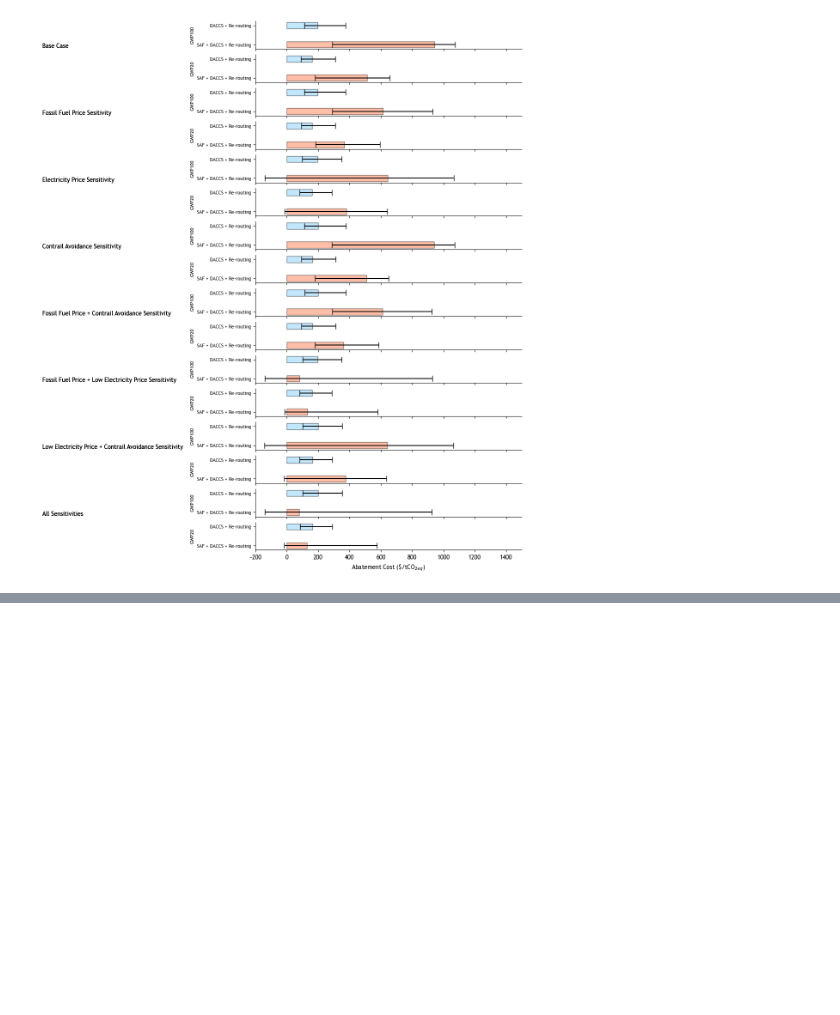
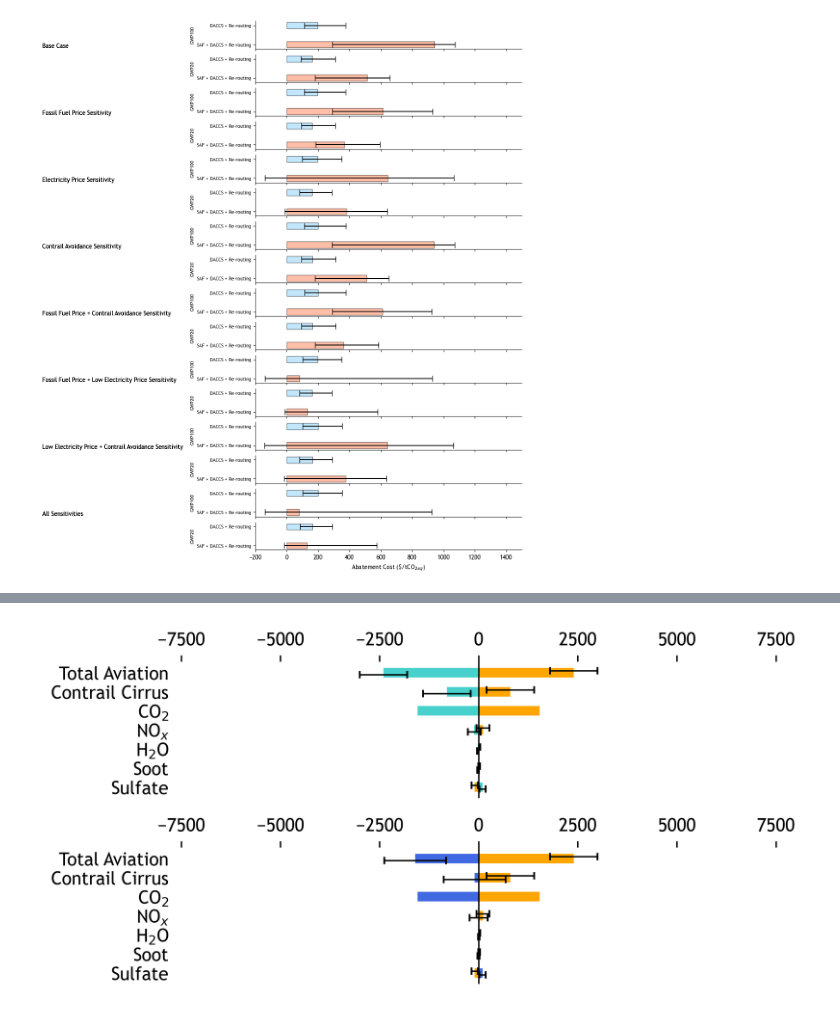
Before and after one commit to kfdsievert/DACCSvDACCU, a Jupyter notebook: code/plots.ipynb, the cells around one changed output, grey strips where cells are left out. Cells and saved outputs as stored; diff of their text form; code cells hidden in the pictures; blank space fills up the shorter version.

```diff
--- a/code/plots.ipynb
+++ b/code/plots.ipynb
@@ -848,0 +842,10 @@ plt.show()
+# %%
+gwp_star_emissions = pd.read_csv(os.path.join(notebook_dir, f"{root}/outputs/{folder_name}/gwp_star.csv"))
+# %%
+gwp_star_emissions = gwp_star_emissions.rename(columns={"Unnamed: 0": "Route"})
+gwp_star_emissions = gwp_star_emissions.set_index("Route")
+# %%
+
+gwp_star_emissions = gwp_star_emissions.apply(lambda x: x.astype(str).apply(lambda y: ufloat_fromstr(y)))
+# %%
+gwp_star_emissions.rename(columns = {"SO2":"Sulfate", "BC" : "Soot", "Contrail Cirrus and C-C" : "Contrail Cirrus"}, inplace = True)
@@ -848,0 +863,64 @@ plt.show()
+# %%
+fig, axs = plt.subplots(2, 1, figsize=(6, 3), sharex=False, dpi=600)
+for ax in axs:
+    ax.set_xlim(-7500, 7500)
+    ax.set_xticks(range(-7500, 7501, 2500))  # Set ticks at every 2,500 units
+
+bar_width = 0.5
+color_daccs_emissions = "mediumturquoise"  # Corrected spelling
+color_saf_emissions = "royalblue"
+color_gwp_star_emissions = "orange"
+labels = {"Total": "Total Aviation", "Contrail Cirrus": "Contrail Cirrus", "CO2": r"CO$_2$", "NOx": r"NO$_x$", "H2O": r"H$_2$O", "Soot": "Soot", "Sulfate": "Sulfate"}
+
+bau_emissions = gwp_star_emissions.loc["GWP* BAU"]
+saf_reductions = gwp_star_emissions.loc["GWP* BAU"] - gwp_star_emissions.loc["GWP* SAF"]
+daccs_reductions = gwp_star_emissions.loc["GWP* BAU"]
+
+for i, (emission, label) in enumerate(reversed(labels.items())):
+    # DACCS emissions
+    daccs_bau = bau_emissions[emission]
+    daccs_reduction = daccs_reductions[emission]
+    axs[0].barh(i, daccs_bau.nominal_value, height=bar_width, color=color_gwp_star_emissions, label="GWP*" if i == 0 else "")
+    axs[0].barh(i, -daccs_reduction.nominal_value, height=bar_width, color=color_daccs_emissions, label="DACCS" if i == 0 else "")
+
+    if emission != "CO2":
+        axs[0].errorbar(
+            daccs_bau.nominal_value, i+0.1, xerr=daccs_bau.std_dev, color="black", capsize=2, fmt="none", linewidth=0.8
+        )
+        axs[0].errorbar(
+            -daccs_reduction.nominal_value, i-0.1, xerr=daccs_reduction.std_dev, color="black", capsize=2, fmt="none", linewidth=0.8
+        )
+
+    # SAF emissions
+    saf_bau = bau_emissions[emission]
+    saf_reduction = saf_reductions[emission]
+    axs[1].barh(i, saf_bau.nominal_value, height=bar_width, color=color_gwp_star_emissions, label="GWP*" if i == 0 else "")
+    axs[1].barh(i, -saf_reduction.nominal_value, height=bar_width, color=color_saf_emissions, label="SAF" if i == 0 else "")
+
+    if emission != "CO2":
+        axs[1].errorbar(
+            saf_bau.nominal_value, i+0.1, xerr=saf_bau.std_dev, color="black", capsize=2, fmt="none", linewidth=0.8
+        )
+        axs[1].errorbar(
+            -saf_reduction.nominal_value, i-0.1, xerr=saf_reduction.std_dev, color="black", capsize=2, fmt="none", linewidth=0.8
+        )
+
+# Customize plots
+for ax in axs:
+    ax.set_yticks(range(len(labels)))
+    ax.set_yticklabels(list(reversed(labels.values())), fontsize=10)
+    ax.tick_params(axis='x', labelsize=10)
+    # Remove tick markers on y-axis
+    ax.tick_params(axis='y', which='both', left=False, right=False)
+    ax.axvline(0, color="black", linewidth=0.8, linestyle="-")
+    ax.xaxis.set_ticks_position('top')  # Move x-axis ticks to the top
+    ax.xaxis.set_label_position('top')  # Move x-axis label to the top
+    ax.spines['top'].set_visible(False)
+    ax.spines['right'].set_visible(False)
+    ax.spines['left'].set_visible(False)
+    ax.spines['bottom'].set_visible(False)
+
+plt.tight_layout()
+plt.show()
+# %% [output]
+[figure, added]
```
Also changed, not shown: parts of 7 cells of this notebook, 4 other files.
